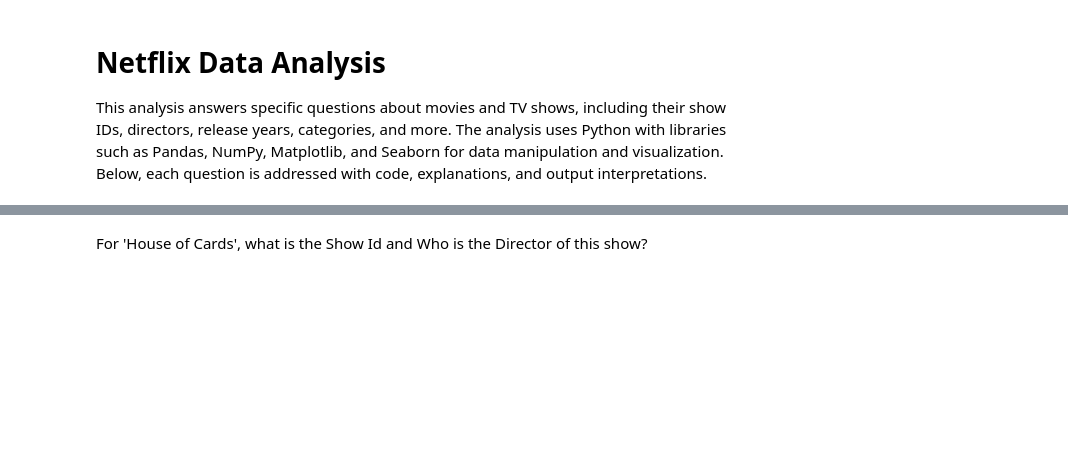
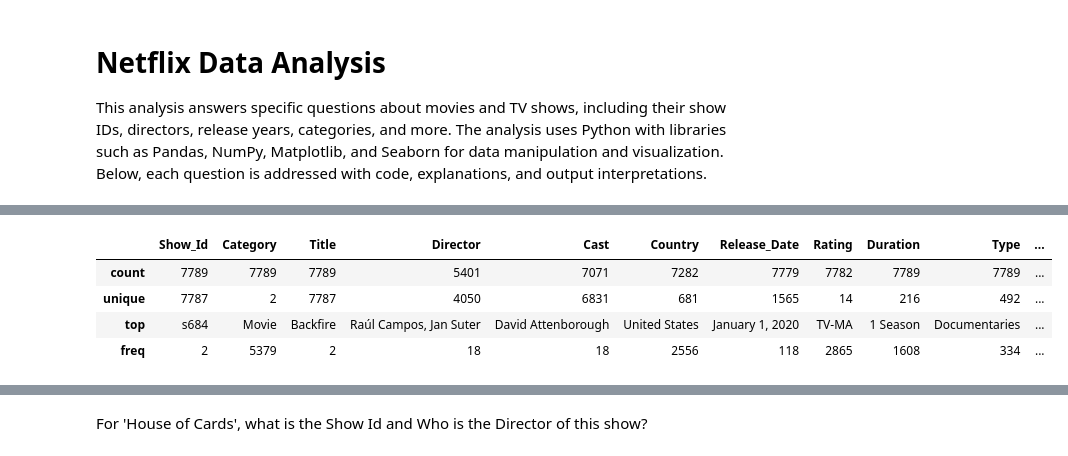
Before and after one commit to SachinGunjal001/Netflix-Python-Analysis, a Jupyter notebook: netflix-DataAnalysis_Python.ipynb, the cells around one changed output, grey strips where cells are left out. Drawn from its saved outputs; the diff is of its cells as text; code cells hidden in the pictures; blank space fills up the shorter version.

```diff
--- a/netflix-DataAnalysis_Python.ipynb
+++ b/netflix-DataAnalysis_Python.ipynb
@@ -28,0 +47,8 @@ df.head(10)
+# %%
+df.describe()
+# %% [output]
+|  | Show_Id | Category | Title | Director | Cast | Country | Release_Date | Rating | Duration | Type | ... |
+| count | 7789 | 7789 | 7789 | 5401 | 7071 | 7282 | 7779 | 7782 | 7789 | 7789 | ... |
+| unique | 7787 | 2 | 7787 | 4050 | 6831 | 681 | 1565 | 14 | 216 | 492 | ... |
+| top | s684 | Movie | Backfire | Raúl Campos, Jan Suter | David Attenborough | United States | January 1, 2020 | TV-MA | 1 Season | Documentaries | ... |
+| freq | 2 | 5379 | 2 | 18 | 18 | 2556 | 118 | 2865 | 1608 | 334 | ... |
```
Also changed, not shown: parts of 7 cells of this notebook.
